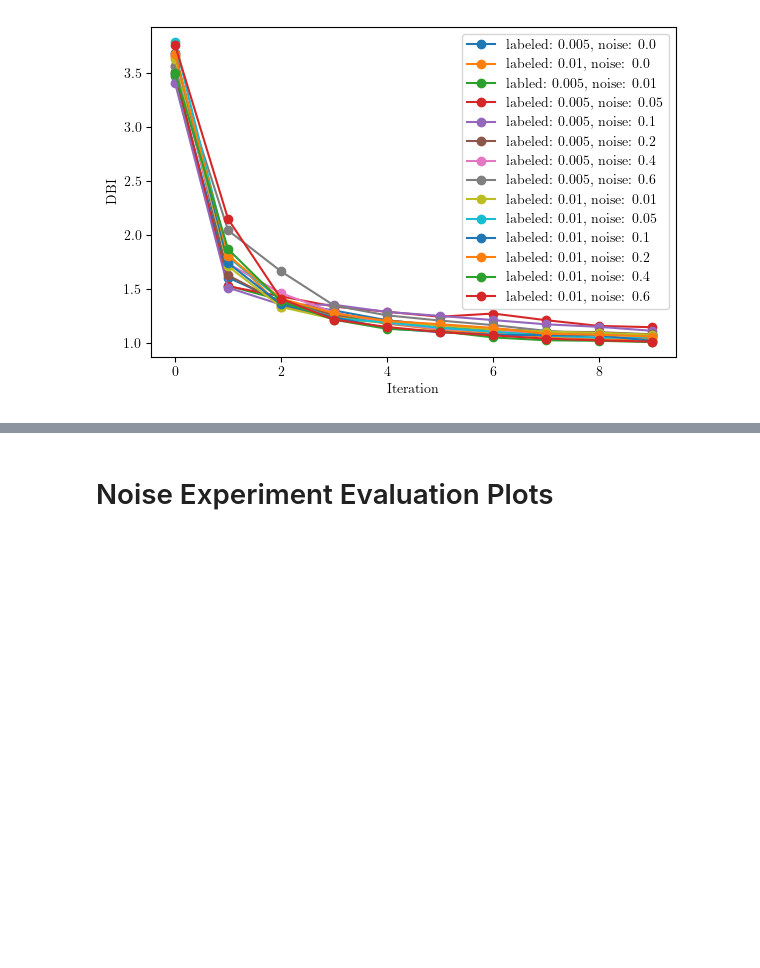
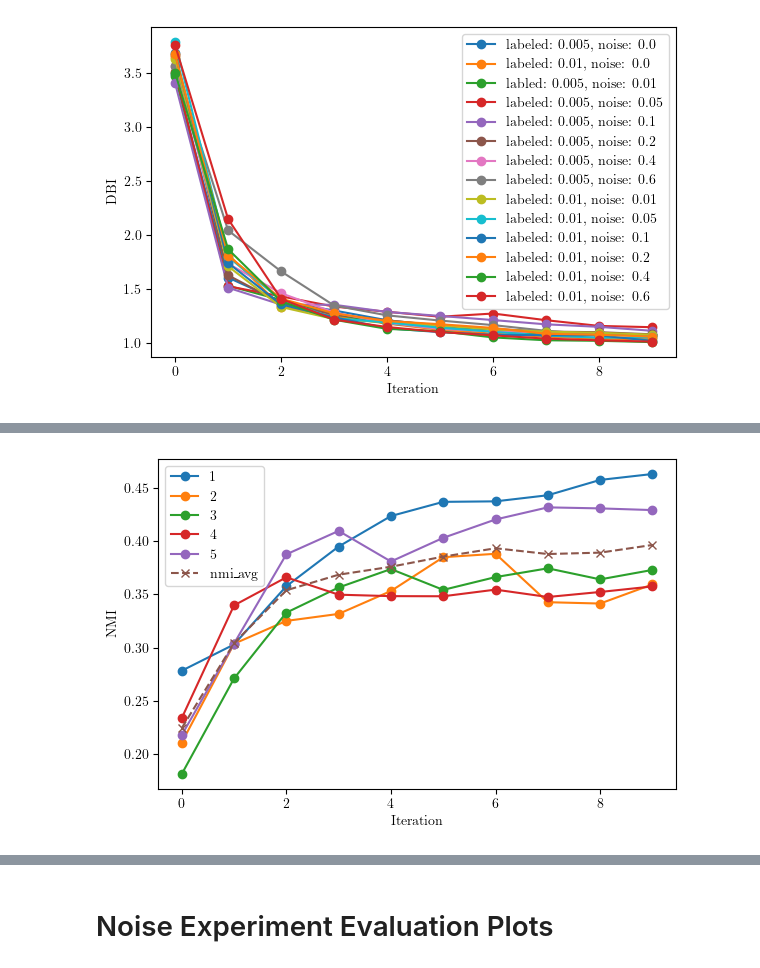
Before and after one commit to lnueesch/dl-project, a Jupyter notebook: deepcluster_implementation/eval_plots.ipynb, the cells around one changed output, grey strips where cells are left out. Drawn from its saved outputs; the diff is of its cells as text; code cells hidden in the pictures; blank space fills up the shorter version.

```diff
--- a/deepcluster_implementation/eval_plots.ipynb
+++ b/deepcluster_implementation/eval_plots.ipynb
@@ -141,0 +144,83 @@ for metric in metrics_to_plot:
+# %%
+run_path = './experiments/run_baseline_20250115_175127' # baseline
+
+labels_baseline = ['1',
+                    '2',
+                    '3',
+                    '4',
+                    '5',
+]
+
+run_paths = {}
+for i, label in enumerate(labels_baseline):
+    run_paths[label] = run_path + f'/config_{i+1}'
+
+metrics_dict = load_metrics(run_paths)
+
+# Collect metrics into DataFrames
+dfs = {}
+for run_name, m in metrics_dict.items():
+    dfs[run_name] = pd.DataFrame(m)
+
+# The metrics we care about
+metrics_to_plot = ['nmi_true', 'ari_true', 'nmi_prev', 'silhouette', 'dbi']
+metrics_legend = {
+    'nmi_true': 'NMI',
+    'ari_true': 'ARI',
+    'nmi_prev': 'NMI (prev)',
+    'silhouette': 'Silhouette',
+    'dbi': 'DBI',
+}
+
+# save average of nmi_true series to nmi_avg
+nmi_avg = []
+ari_avg = []
+silhouette_avg = []
+for run_name, df in dfs.items():
+    nmi_avg.append(df['nmi_true'])
+    ari_avg.append(df['ari_true'])
+    silhouette_avg.append(df['silhouette'])
+nmi_avg = pd.concat(nmi_avg, axis=1).mean(axis=1)
+ari_avg = pd.concat(ari_avg, axis=1).mean(axis=1)
+silhouette_avg = pd.concat(silhouette_avg, axis=1).mean(axis=1)
+dfs['avg'] = pd.DataFrame({'nmi_true': nmi_avg, 'ari_true': ari_avg, 'silhouette': silhouette_avg})
+
+nmi_avg = nmi_avg.to_numpy()
+ari_avg = ari_avg.to_numpy()
+silhouette_avg = silhouette_avg.to_numpy()
+
+
+# %matplotlib qt
+%matplotlib inline
+
+for metric in metrics_to_plot:
+    plt.figure(figsize=(6, 4))
+
+    # Plot this metric for each config/run
+    for i, run_name in enumerate(labels_baseline):
+        plt.plot(dfs[run_name][metric], label=run_name, marker='o')
+
+    # Plot nmi_avg and ari_avg if the metric is 'nmi_true' or 'ari_true'
+    if metric == 'nmi_true':
+        plt.plot(nmi_avg, label='nmi_avg', marker='x', linestyle='--')
+    elif metric == 'ari_true':
+        plt.plot(ari_avg, label='ari_avg', marker='x', linestyle='--')
+
+    plt.xlabel('Iteration')
+    plt.ylabel(f'{metrics_legend[metric]}')
+    plt.legend()
+    plt.tight_layout()
+
+    # Save the plot in experiments folder as svg
+    # plt.savefig(f'{run_path}/{metric}.pdf')
+    plt.show()
+
+
+    # create table with last iteration values of each metric
+    last_iteration = {}
+    for run_name, df in dfs.items():
+        last_iteration[run_name] = df.iloc[-1]
+    last_iteration_df = pd.DataFrame(last_iteration)
+    print(last_iteration_df)
+# %% [output]
+[figure, added]
```
Also changed, not shown: parts of 13 cells of this notebook, 4 other files.
